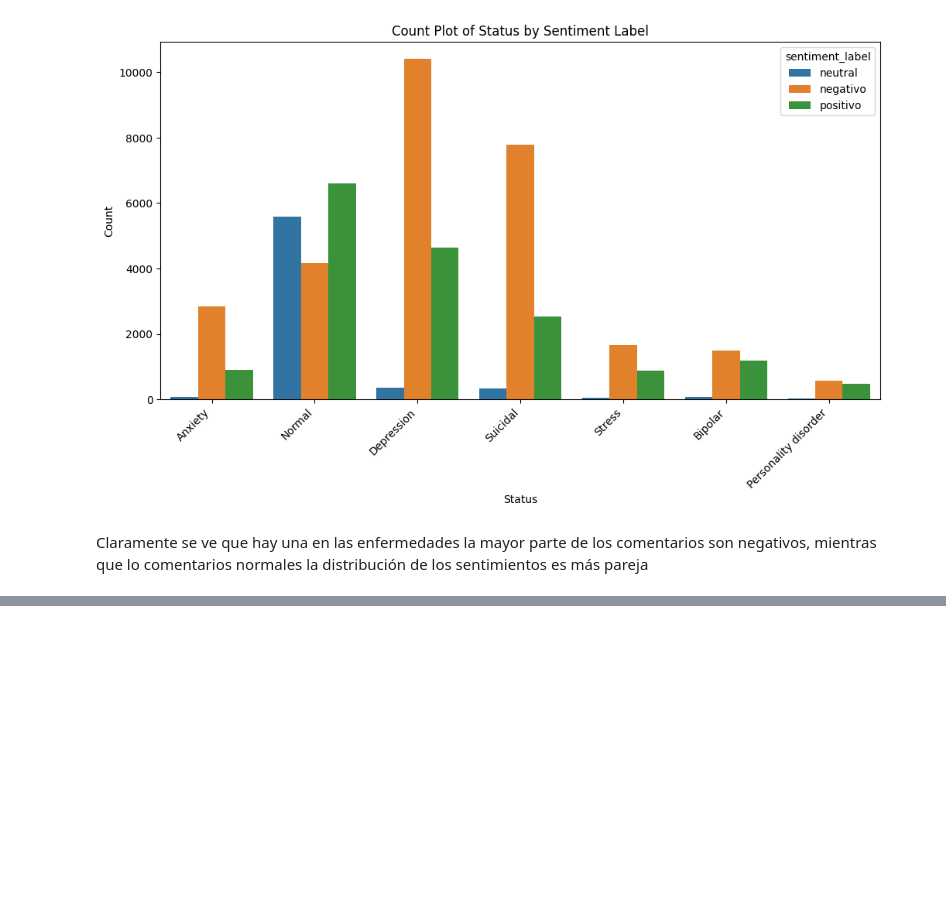
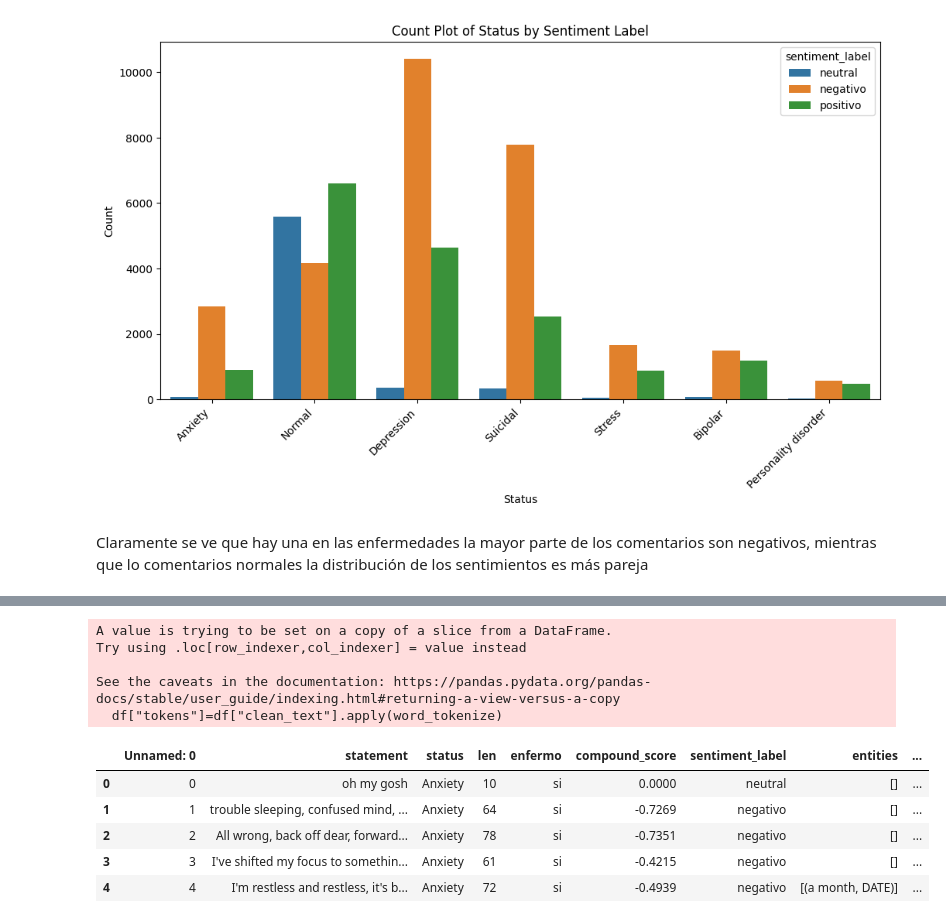
Before and after one commit to jjmoras1/Final_Data_science3_Mora_John, a Jupyter notebook: ProyectoFinal.ipynb, the cells around one changed output, grey strips where cells are left out. Drawn from its saved outputs; the diff is of its cells as text; code cells hidden in the pictures; blank space fills up the shorter version.

```diff
--- a/ProyectoFinal.ipynb
+++ b/ProyectoFinal.ipynb
@@ -610,0 +701,17 @@ Claramente se ve que hay una en las enfermedades la mayor parte de los comentari
+# %%
+df["tokens"]=df["clean_text"].apply(word_tokenize)
+# %% [output]
+A value is trying to be set on a copy of a slice from a DataFrame.
+Try using .loc[row_indexer,col_indexer] = value instead
+
+See the caveats in the documentation: https://pandas.pydata.org/pandas-docs/stable/user_guide/indexing.html#returning-a-view-versus-a-copy
+  df["tokens"]=df["clean_text"].apply(word_tokenize)
+# %%
+df.head()
+# %% [output]
+|  | Unnamed: 0 | statement | status | len | enfermo | compound_score | sentiment_label | entities | ... |
+| 0 | 0 | oh my gosh | Anxiety | 10 | si | 0.0000 | neutral | [] | ... |
+| 1 | 1 | trouble sleeping, confused mind, ... | Anxiety | 64 | si | -0.7269 | negativo | [] | ... |
+| 2 | 2 | All wrong, back off dear, forward... | Anxiety | 78 | si | -0.7351 | negativo | [] | ... |
+| 3 | 3 | I've shifted my focus to somethin... | Anxiety | 61 | si | -0.4215 | negativo | [] | ... |
+| 4 | 4 | I'm restless and restless, it's b... | Anxiety | 72 | si | -0.4939 | negativo | [(a month, DATE)] | ... |
```
Also changed, not shown: parts of 35 cells of this notebook.
